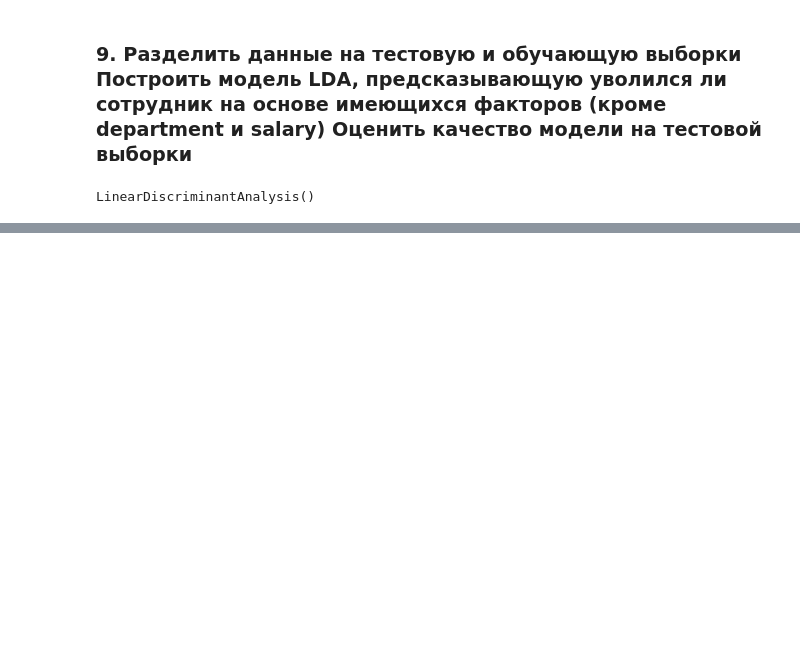
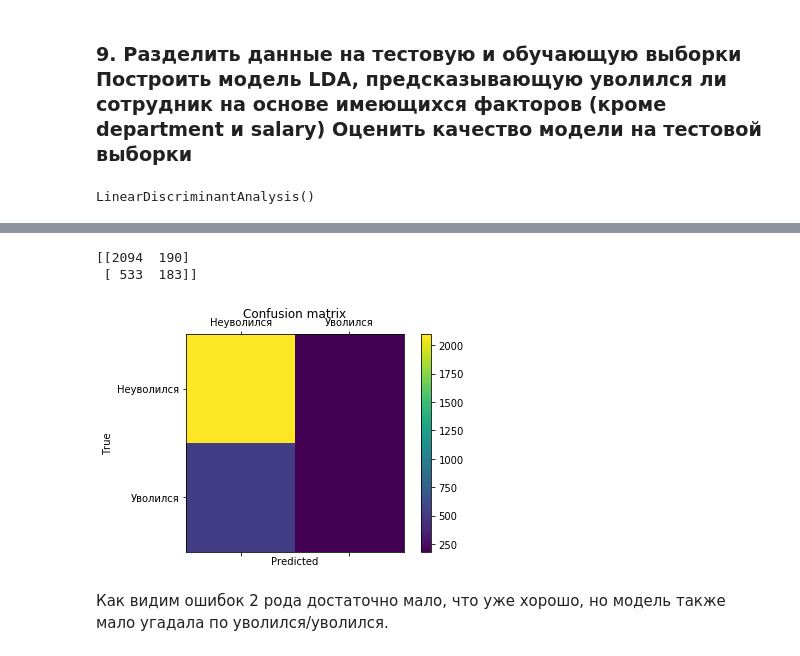
Before and after one commit to HBK2016/HomeWork, a Jupyter notebook: 24_final/Untitled.ipynb, the cells around one changed output, grey strips where cells are left out. Drawn from its saved outputs; the diff is of its cells as text; code cells hidden in the pictures; blank space fills up the shorter version.

```diff
--- a/24_final/Untitled.ipynb
+++ b/24_final/Untitled.ipynb
@@ -237,0 +286,20 @@ accuracy_score(y_test, lda.predict(data_test))
+# %%
+labels = ['Неуволился', 'Уволился']
+cm = confusion_matrix(y_test, lda.predict(data_test))
+print(cm)
+fig = plt.figure()
+ax = fig.add_subplot(111)
+cax = ax.matshow(cm)
+plt.title('Confusion matrix')
+fig.colorbar(cax)
+ax.set_xticklabels([''] + labels)
+ax.set_yticklabels([''] + labels)
+plt.xlabel('Predicted')
+plt.ylabel('True')
+plt.show()
+# %% [output]
+[[2094  190]
+ [ 533  183]]
+[figure, added]
+# %% [markdown]
+Как видим ошибок 2 рода достаточно мало, что уже хорошо, но модель также мало угадала по уволился/уволился.
```
Also changed, not shown: parts of 18 cells of this notebook.
